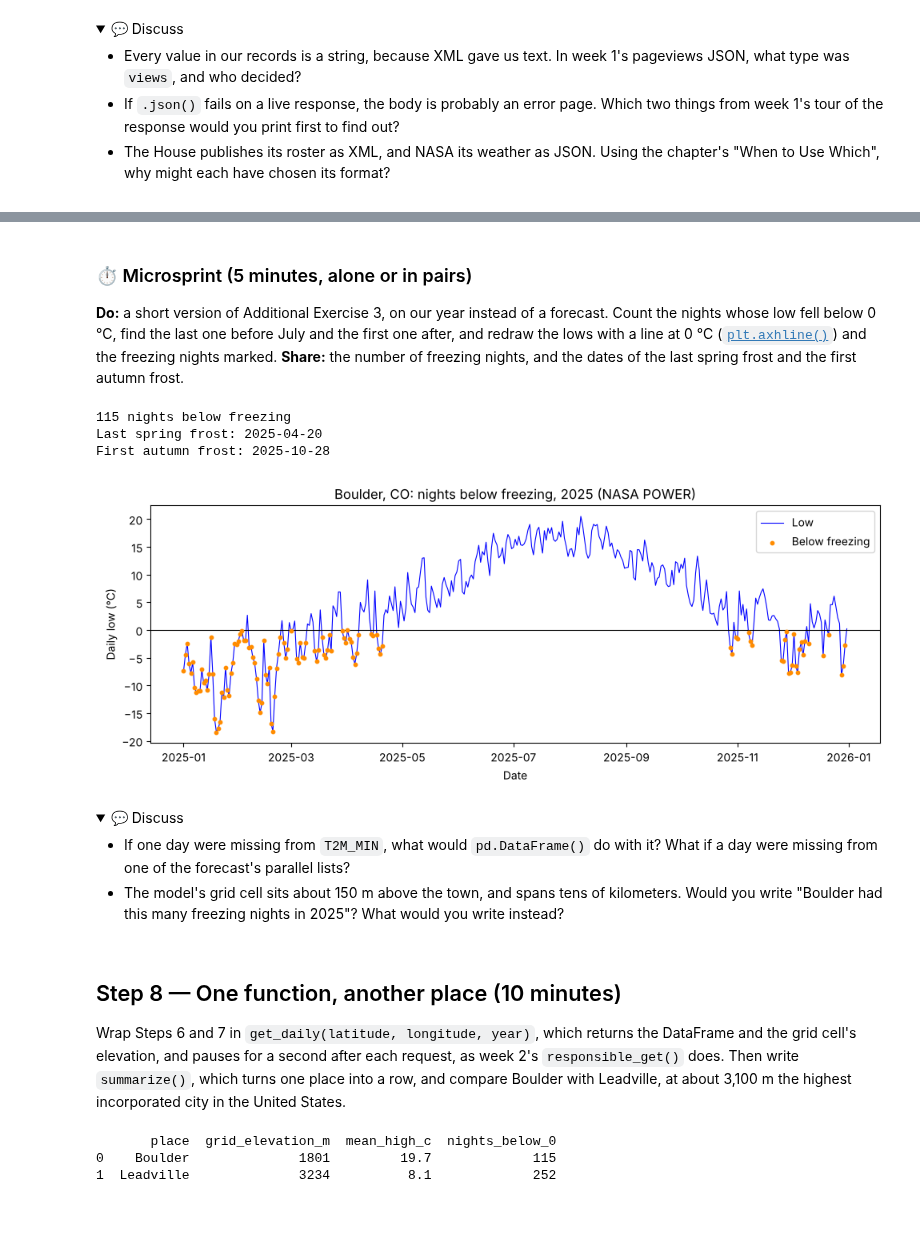
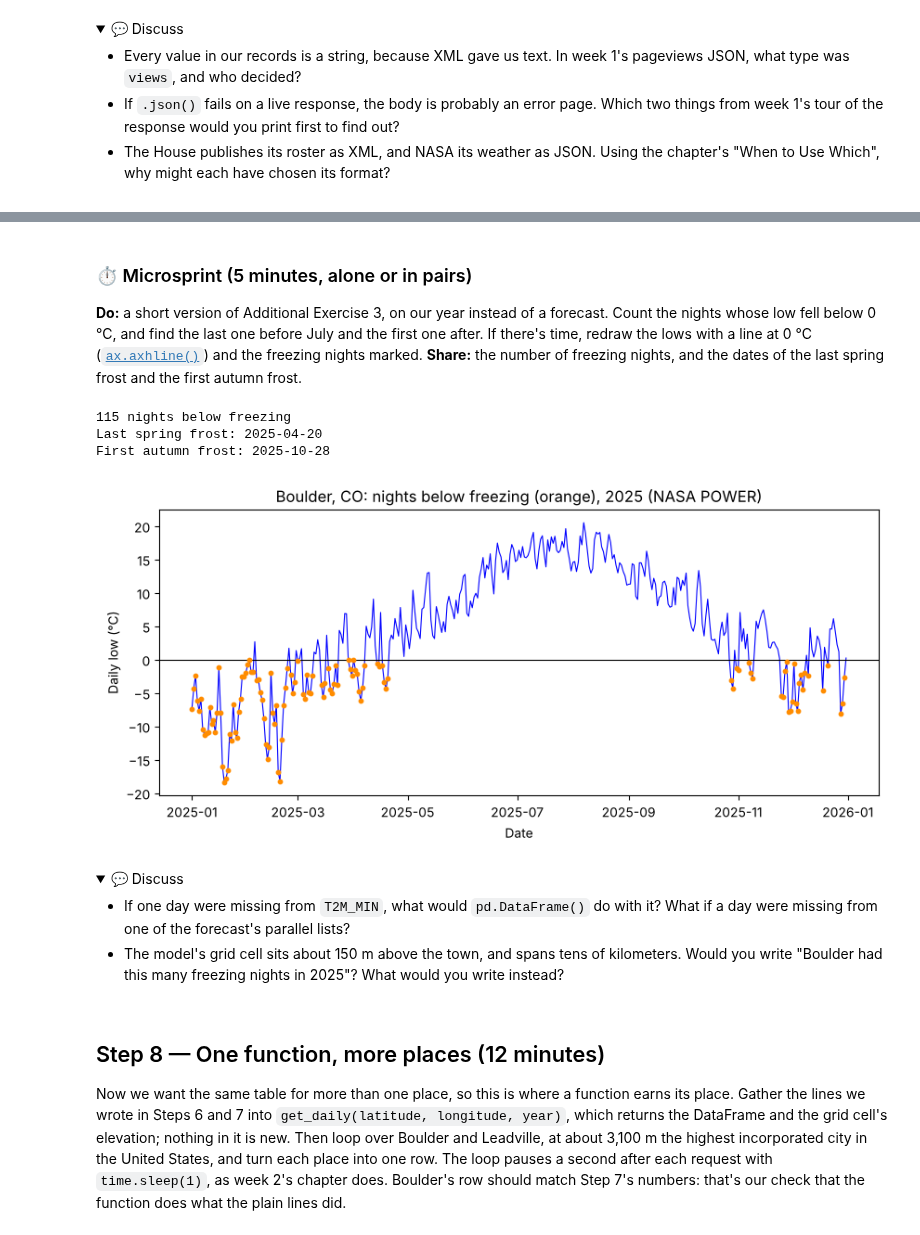
Before and after one commit to cuinfoscience/INFO4617-Fall2026, a Jupyter notebook: labs/week-04/lab-04-key.ipynb, the cells around one changed output, grey strips where cells are left out. Saved outputs shown, nothing was run; the diff lists cells and outputs as text; code cells hidden in the pictures; folded sections open.

```diff
--- a/labs/week-04/lab-04-key.ipynb
+++ b/labs/week-04/lab-04-key.ipynb
@@ -373,31 +354,28 @@ plt.show()
 # %% [markdown]
 ### ⏱ Microsprint (5 minutes, alone or in pairs)
 
-**Do:** a short version of Additional Exercise 3, on our year instead of a forecast. Count the nights whose low fell below 0 °C, find the last one before July and the first one after, and redraw the lows with a line at 0 °C ([`plt.axhline()`](https://matplotlib.org/stable/api/_as_gen/matplotlib.pyplot.axhline.html)) and the freezing nights marked.
+**Do:** a short version of Additional Exercise 3, on our year instead of a forecast. Count the nights whose low fell below 0 °C, and find the last one before July and the first one after. If there's time, redraw the lows with a line at 0 °C ([`ax.axhline()`](https://matplotlib.org/stable/api/_as_gen/matplotlib.axes.Axes.axhline.html)) and the freezing nights marked.
 **Share:** the number of freezing nights, and the dates of the last spring frost and the first autumn frost.
+# %%
+# Microsprint: keep the days whose low was below 0 °C in frost; print how many, the last before July, and the first after June
+frost = weather[weather["low"] < 0]
+print(f"{len(frost)} nights below freezing")
+print(f"Last spring frost: {frost[frost.index.month < 7].index.max().date()}")
+print(f"First autumn frost: {frost[frost.index.month >= 7].index.min().date()}")
+# %% [output]
+115 nights below freezing
+Last spring frost: 2025-04-20
+First autumn frost: 2025-10-28
 # %%
-# Microsprint: keep the days whose low was below 0 °C; print how many, the last before July, and the first after June
-# Plot the lows, a horizontal line at 0 °C, and the freezing nights as dots, with a title and axis labels
-frost = weather[weather["low"] < 0]
-print(len(frost), "nights below freezing")
-print("Last spring frost:", frost[frost.index.month < 7].index.max().date())
-print("First autumn frost:", frost[frost.index.month >= 7].index.min().date())
-
-plt.figure(figsize=(10, 4))
-plt.plot(weather.index, weather["low"], color="blue", linewidth=0.8, label="Low")
-plt.scatter(frost.index, frost["low"], color="darkorange", s=10, zorder=3, label="Below freezing")
-plt.axhline(0, color="black", linewidth=0.8)
-plt.xlabel("Date")
-plt.ylabel("Daily low (°C)")
-plt.title("Boulder, CO: nights below freezing, 2025 (NASA POWER)")
-plt.legend()
-plt.tight_layout()
+# Microsprint, if there's time: plot the lows, a horizontal line at 0 °C, and the freezing nights as dots, with a title and axis labels
+fig, ax = plt.subplots(figsize=(10, 4))
+ax.plot(weather.index, weather["low"], color="blue", linewidth=0.8)
+ax.scatter(frost.index, frost["low"], color="darkorange", s=10, zorder=3)
+ax.axhline(0, color="black", linewidth=0.8)
+ax.set(title="Boulder, CO: nights below freezing (orange), 2025 (NASA POWER)", xlabel="Date", ylabel="Daily low (°C)")
 plt.show()
 # %% [output]
-115 nights below freezing
-Last spring frost: 2025-04-20
-First autumn frost: 2025-10-28
-[figure, old version]
+[figure, new version]
 # %% [markdown]
 <details>
 <summary>💬 Discuss</summary>
@@ -406,40 +384,20 @@ First autumn frost: 2025-10-28
 - The model's grid cell sits about 150 m above the town, and spans tens of kilometers. Would you write "Boulder had this many freezing nights in 2025"? What would you write instead?
 
 </details>
-# %% [markdown]
-## Step 8 — One function, another place (10 minutes)
-
-Wrap Steps 6 and 7 in `get_daily(latitude, longitude, year)`, which returns the DataFrame and the grid cell's elevation, and pauses for a second after each request, as week 2's `responsible_get()` does. Then write `summarize()`, which turns one place into a row, and compare Boulder with Leadville, at about 3,100 m the highest incorporated city in the United States.
+# %% [markdown]
+## Step 8 — One function, more places (12 minutes)
+
+Now we want the same table for more than one place, so this is where a function earns its place. Gather the lines we wrote in Steps 6 and 7 into `get_daily(latitude, longitude, year)`, which returns the DataFrame and the grid cell's elevation; nothing in it is new. Then loop over Boulder and Leadville, at about 3,100 m the highest incorporated city in the United States, and turn each place into one row. The loop pauses a second after each request with `time.sleep(1)`, as week 2's chapter does. Boulder's row should match Step 7's numbers: that's our check that the function does what the plain lines did.
 # %%
-# Define get_daily(latitude, longitude, year): Step 6's request for that point and year, Step 7's DataFrame,
-#   then time.sleep(1); return the DataFrame and the elevation (the third coordinate)
-# Define summarize(place, latitude, longitude): a dict of place, grid elevation, mean high, and nights below 0 °C in 2025
-# Make a DataFrame of summaries for Boulder (40.01, -105.27) and Leadville (39.25, -106.29), and print it
+# Define get_daily(latitude, longitude, year): Step 6's params for that point and year, the request and .json(),
+#   then Step 7's DataFrame; return the DataFrame and the elevation (the third coordinate)
 def get_daily(latitude, longitude, year):
-    params = {"parameters": "T2M_MAX,T2M_MIN,PRECTOTCORR", "community": "AG",
-              "latitude": latitude, "longitude": longitude,
-              "start": f"{year}0101", "end": f"{year}1231", "format": "JSON"}
-    response = requests.get(POWER, params=params, headers=HEADERS, timeout=60)
-    response.raise_for_status()
+    params = {"parameters": "T2M_MAX,T2M_MIN,PRECTOTCORR", "community": "AG", "format": "JSON",
+              "latitude": latitude, "longitude": longitude, "start": f"{year}0101", "end": f"{year}1231"}
+    response = requests.get(POWER, params=params, headers=HEADERS)
     data = response.json()
     weather = pd.DataFrame(data["properties"]["parameter"])
     weather.index = pd.to_datetime(weather.index, format="%Y%m%d")
     weather = weather.replace(data["header"]["fill_value"], float("nan"))
     weather = weather.rename(columns={"T2M_MAX": "high", "T2M_MIN": "low", "PRECTOTCORR": "precip"})
-    time.sleep(1)
     return weather, data["geometry"]["coordinates"][2]
-
-
-def summarize(place, latitude, longitude):
-    weather, elevation = get_daily(latitude, longitude, 2025)
-    return {"place": place, "grid_elevation_m": round(elevation),
-            "mean_high_c": round(weather["high"].mean(), 1),
-            "nights_below_0": int((weather["low"] < 0).sum())}
-
-
-summaries = [summarize("Boulder", 40.01, -105.27), summarize("Leadville", 39.25, -106.29)]
-print(pd.DataFrame(summaries))
-# %% [output]
-       place  grid_elevation_m  mean_high_c  nights_below_0
-0    Boulder              1801         19.7             115
-1  Leadville              3234          8.1             252
```
Also changed, not shown: parts of 30 cells of this notebook, 2 other files.
